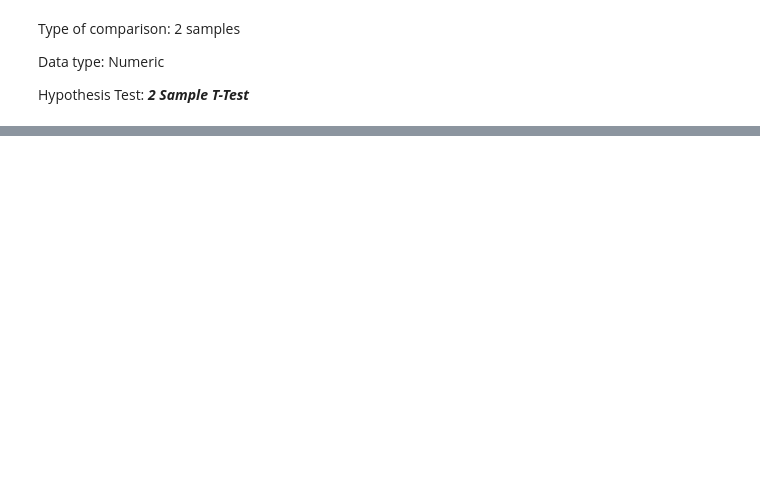
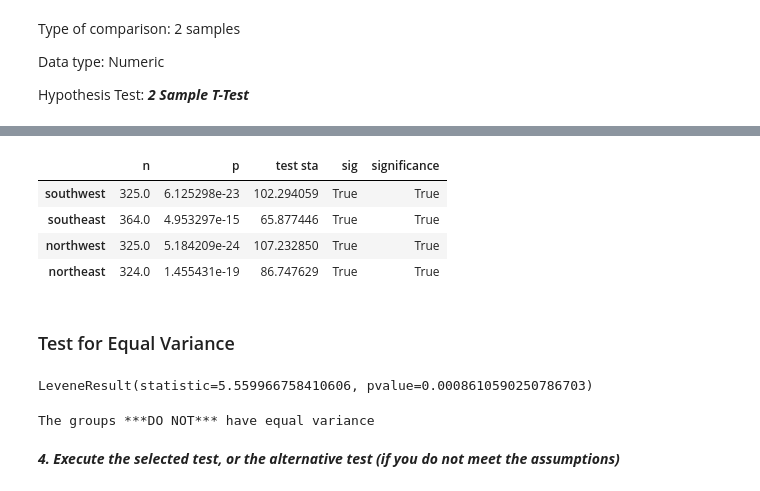
Before and after one commit to starkjones/Hypothesis-Testing, a Jupyter notebook: Hypothesis Testing with Insurance Data.ipynb, the cells around one changed output, grey strips where cells are left out. Saved outputs shown, nothing was run; the diff lists cells and outputs as text; code cells hidden in the pictures; blank space fills up the shorter version.

```diff
--- a/Hypothesis Testing with Insurance Data.ipynb
+++ b/Hypothesis Testing with Insurance Data.ipynb
@@ -47,0 +280,5 @@ nonsmokers = df.loc[df['smoker']=='no'].copy()
+# %%
+# Calculate the contingency table with pd.cross-tab:
+
+ct = pd.crosstab(df['sex'], df['smoker'])
+ct
@@ -47,0 +399,14 @@ nonsmokers = df.loc[df['smoker']=='no'].copy()
+# %%
+# Check for significant outliers:
+
+for region_name, charges_df in regions.items():
+    # Identify outliers:
+    outliers = np.abs(stats.zscore(charges_df))>3
+
+    # Outliers per region:
+    print(f"There were {outliers.sum()} outliers in the {region_name} group.")
+
+    # Remove the outliers from dat and overwrite teh region dictionary:
+    charges_df = charges_df[~outliers]
+
+    regions[region_name] = charges_df
@@ -47,0 +420,17 @@ nonsmokers = df.loc[df['smoker']=='no'].copy()
+# %%
+# Normality Test:
+
+# Normal test for each region to confirm that there are more than 20 samples in each group.
+
+test_results = {}
+
+for i, data in regions.items():
+    stat, p = stats.normaltest(data)
+    # save p value, test statistic, and the size of the group:
+
+    test_results[i] = {'n': len(data),
+                      'p' : p,
+                      'test sta' : stat,}
+# Converst reuslts to DataFrame:
+test_results_df = pd.DataFrame(test_results).T
+test_results_df
@@ -47,0 +443,32 @@ nonsmokers = df.loc[df['smoker']=='no'].copy()
+# %%
+# Checking sig with pandas:
+
+test_results_df['significance'] = test_results_df['p'] < .05
+test_results_df
+# %% [output]
+|  | n | p | test sta | sig | significance |
+| southwest | 325.0 | 6.125298e-23 | 102.294059 | True | True |
+| southeast | 364.0 | 4.953297e-15 | 65.877446 | True | True |
+| northwest | 325.0 | 5.184209e-24 | 107.232850 | True | True |
+| northeast | 324.0 | 1.455431e-19 | 86.747629 | True | True |
+# %% [markdown]
+### Test for Equal Variance
+# %%
+# Test for Equal Variance:
+
+regionsLT = stats.levene(*regions.values())
+regionsLT
+# %% [output]
+LeveneResult(statistic=5.559966758410606, pvalue=0.0008610590250786703)
+# %%
+# If-else to interpret the p-value:
+
+if regionsLT.pvalue < 0.05:
+    print('The groups ***DO NOT*** have equal variance')
+
+else:
+    print('The groups ***DO*** have equal variance')
+# %% [output]
+The groups ***DO NOT*** have equal variance
+# %% [markdown]
+***4. Execute the selected test, or the alternative test (if you do not meet the assumptions)***
```
Also changed, not shown: parts of 63 cells of this notebook.
